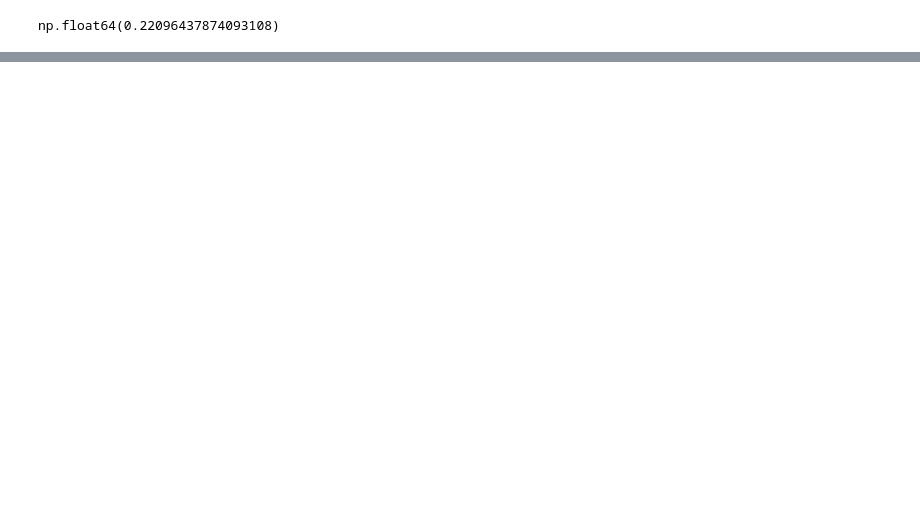
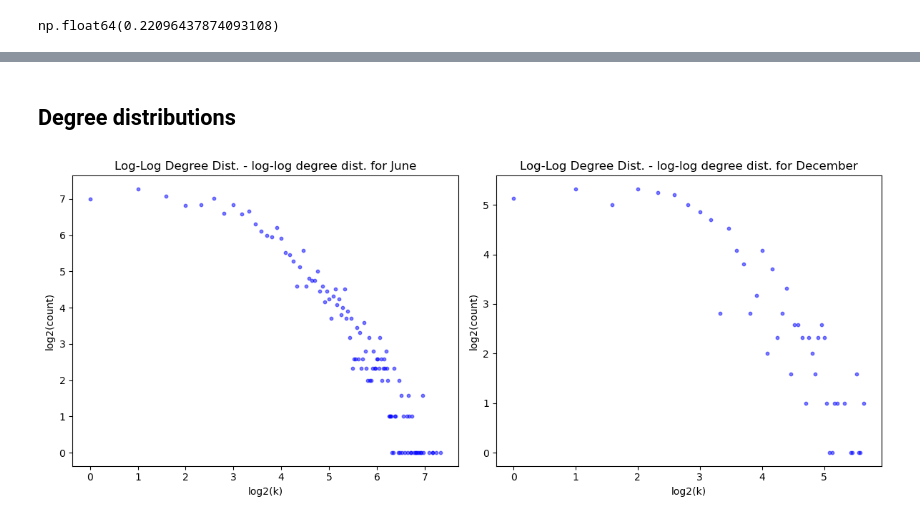
Before and after one commit to b0psheva27/BSc_project_polarization, a Jupyter notebook: notebooks/09_analysis.ipynb, the cells around one changed output, grey strips where cells are left out. Saved outputs shown, nothing was run; the diff lists cells and outputs as text; code cells hidden in the pictures; blank space fills up the shorter version.

Commit message:
degree distribution + community detection

```diff
--- a/notebooks/09_analysis.ipynb
+++ b/notebooks/09_analysis.ipynb
@@ -538,0 +589,31 @@ np.float64(0.22096437874093108)
+# %% [markdown]
+## Degree distributions
+# %%
+from collections import Counter
+
+import warnings
+warnings.filterwarnings("ignore", category=FutureWarning)
+def logscatter_dual(G1, G2, labels=("Graph 1", "Graph 2")):
+    def get_degree_df(G):
+        d = dict(G.degree)
+        counter = Counter(d.values())
+        return pd.DataFrame(list(counter.items()), columns=("k", "count")).sort_values(by="k")
+
+    df1 = get_degree_df(G1)
+    df2 = get_degree_df(G2)
+
+    fig, axes = plt.subplots(1, 2, figsize=(12, 5))
+
+    for ax, df, label in zip(axes, [df1, df2], labels):
+        ax.scatter(np.log2(df['k']), np.log2(df['count']), c='blue', s=10, alpha=0.5)
+        ax.set_title(f"Log-Log Degree Dist. - {label}")
+        ax.set_xlabel("log2(k)")
+        ax.set_ylabel("log2(count)")
+
+    plt.tight_layout()
+    plt.savefig("loglog_degree_distribution_dual.png")
+    plt.show()
+
+logscatter_dual(G_june, G_dec, labels=("log-log degree dist. for June", "log-log degree dist. for December"))
+# %% [output]
+[figure, added]
```
Also changed, not shown: parts of 10 cells of this notebook.
